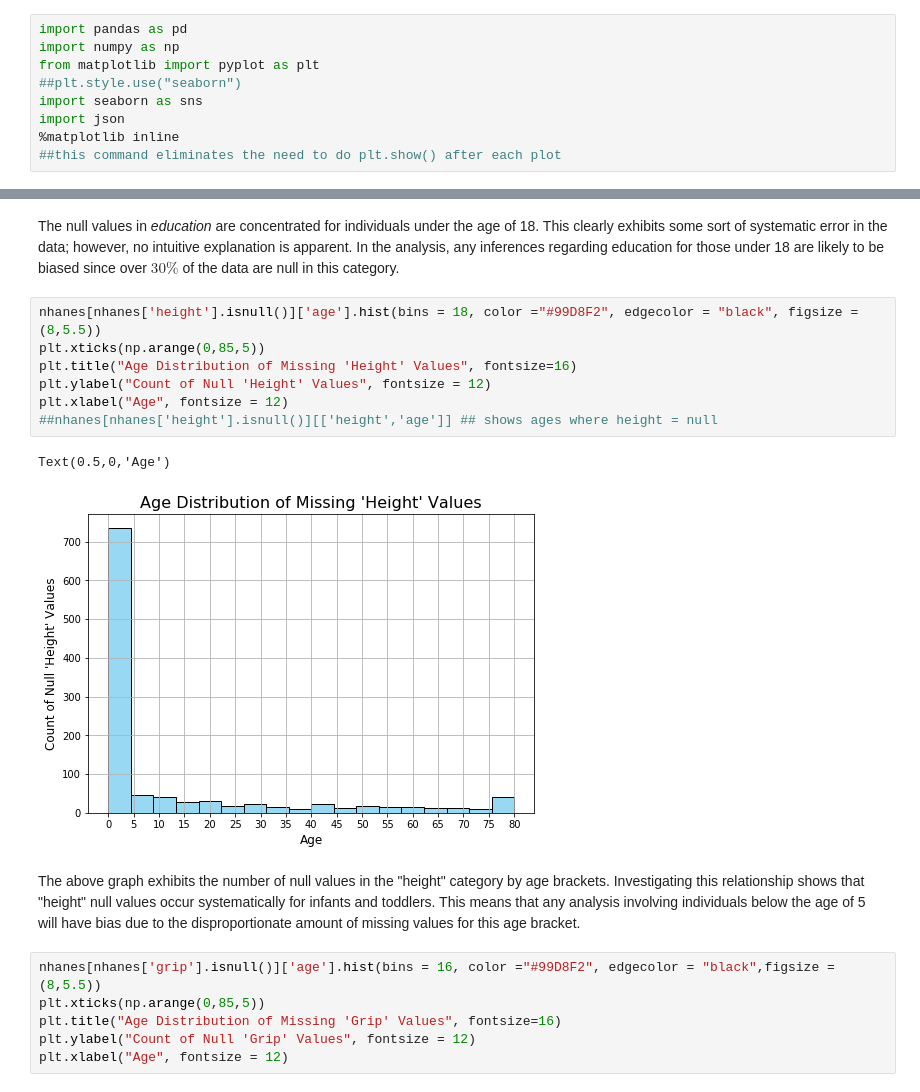
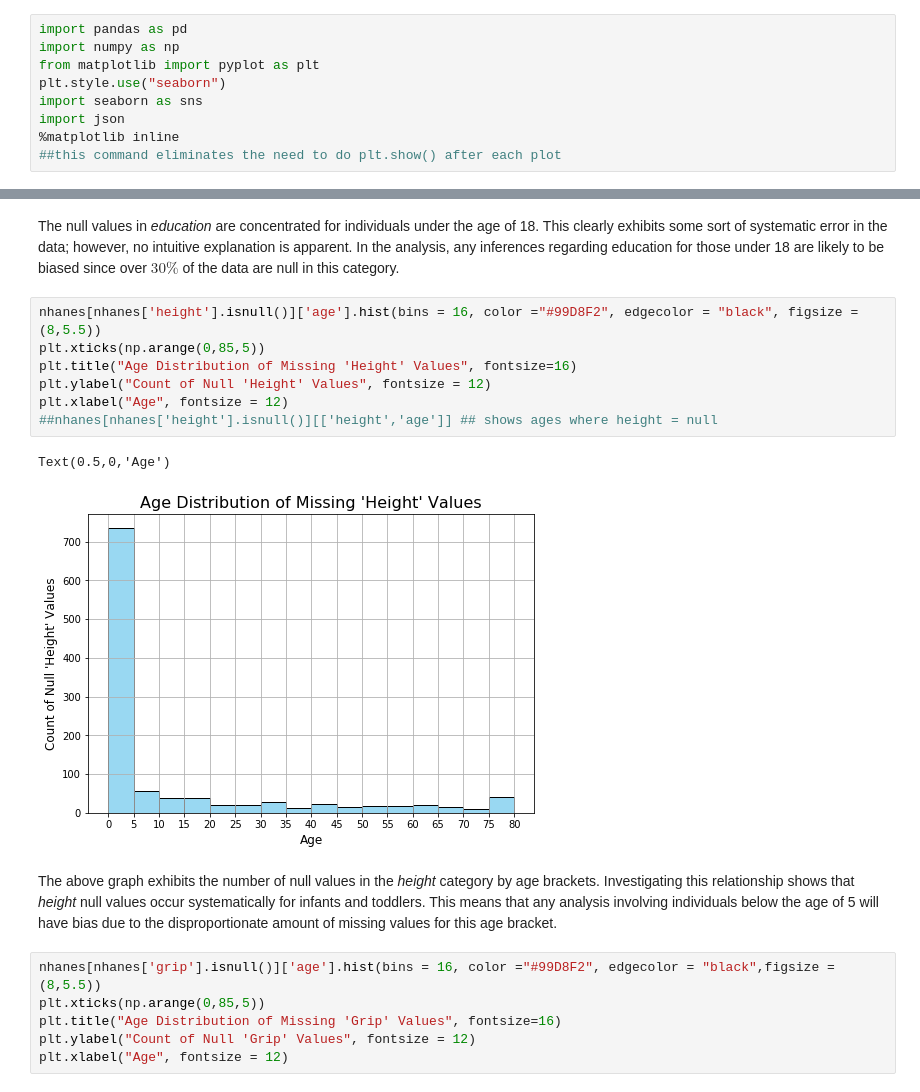
Before and after one commit to asfabiano/byu_econ_applied_machine_learning, a Jupyter notebook: homeworks/Homework_1.ipynb, the cells around one changed output, grey strips where cells are left out. Cells and saved outputs as stored; diff of their text form.

Commit message:
finished all of cleaning and most of visualizations for files 1,2, and 3

```diff
--- a/homeworks/Homework_1.ipynb
+++ b/homeworks/Homework_1.ipynb
@@ -32,7 +32,7 @@ Also - this homework is very open-ended and we provided you with basically no st
 import pandas as pd
 import numpy as np
 from matplotlib import pyplot as plt
-##plt.style.use("seaborn")
+plt.style.use("seaborn")
 import seaborn as sns
 import json
 %matplotlib inline
@@ -125,17 +123,17 @@ Text(0.5,0,'Age')
 # %% [markdown]
 The null values in *education* are concentrated for individuals under the age of 18. This clearly exhibits some sort of systematic error in the data; however, no intuitive explanation is apparent. In the analysis, any inferences regarding education for those under 18 are likely to be biased since over $30\%$ of the data are null in this category.
 # %%
-nhanes[nhanes['height'].isnull()]['age'].hist(bins = 18, color ="#99D8F2", edgecolor = "black", figsize = (8,5.5))
+nhanes[nhanes['height'].isnull()]['age'].hist(bins = 16, color ="#99D8F2", edgecolor = "black", figsize = (8,5.5))
 plt.xticks(np.arange(0,85,5))
 plt.title("Age Distribution of Missing 'Height' Values", fontsize=16)
 plt.ylabel("Count of Null 'Height' Values", fontsize = 12)
 plt.xlabel("Age", fontsize = 12)
 ##nhanes[nhanes['height'].isnull()][['height','age']] ## shows ages where height = null
 # %% [output]
 Text(0.5,0,'Age')
-[figure, old version]
+[figure, new version]
 # %% [markdown]
-The above graph exhibits the number of null values in the "height" category by age brackets. Investigating this relationship shows that "height" null values occur systematically for infants and toddlers. This means that any analysis involving individuals below the age of 5 will have bias due to the disproportionate amount of missing values for this age bracket.
+The above graph exhibits the number of null values in the *height* category by age brackets. Investigating this relationship shows that *height* null values occur systematically for infants and toddlers. This means that any analysis involving individuals below the age of 5 will have bias due to the disproportionate amount of missing values for this age bracket.
 # %%
 nhanes[nhanes['grip'].isnull()]['age'].hist(bins = 16, color ="#99D8F2", edgecolor = "black",figsize = (8,5.5))
 plt.xticks(np.arange(0,85,5))
```
Also changed, not shown: parts of 31 cells of this notebook.
